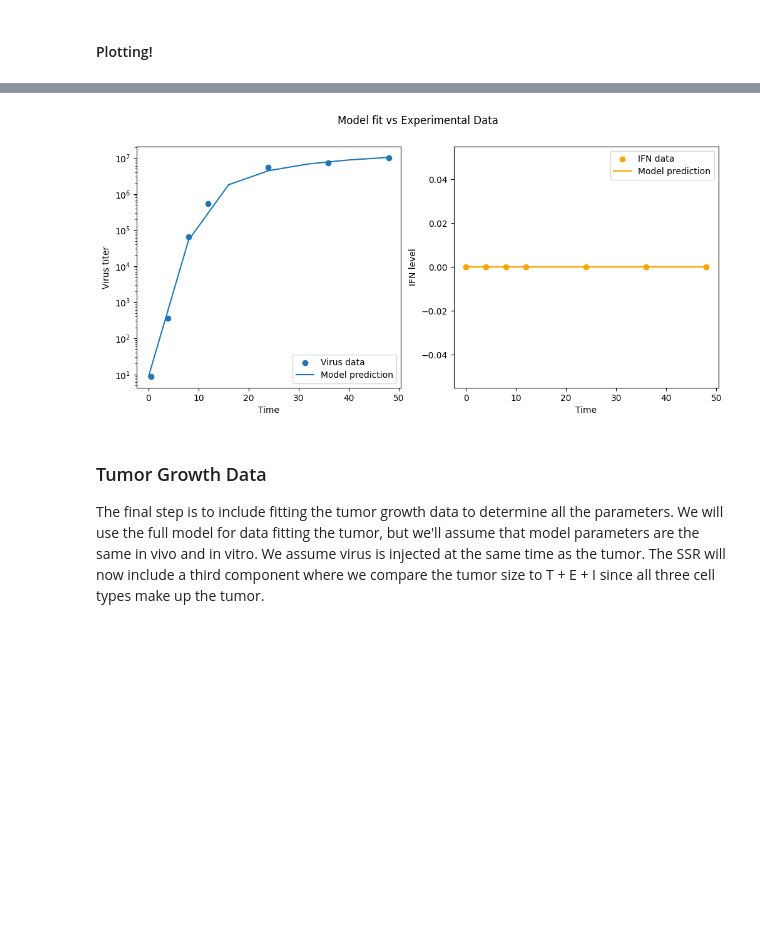
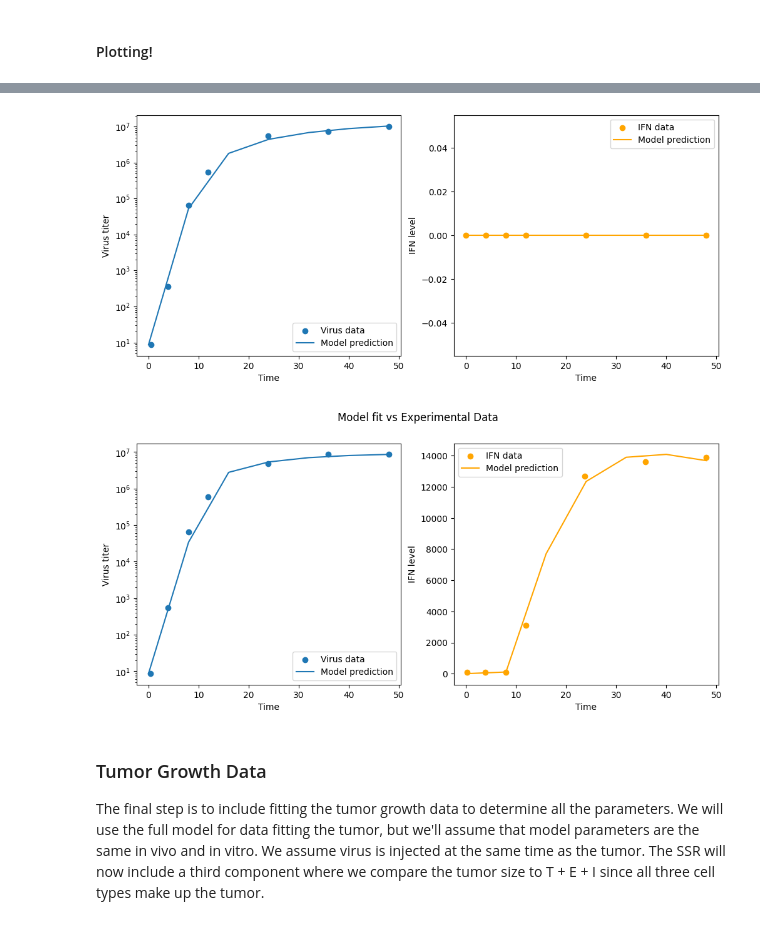
Before and after one commit to ayoayoagboola/oncolytic, a Jupyter notebook: characterization of oncolytic VSV-IFN-γ 1.ipynb, the cells around one changed output, grey strips where cells are left out. Drawn from its saved outputs; the diff is of its cells as text; code cells hidden in the pictures; blank space fills up the shorter version.

```diff
--- a/characterization of oncolytic VSV-IFN-γ 1.ipynb
+++ b/characterization of oncolytic VSV-IFN-γ 1.ipynb
@@ -88,11 +88,11 @@ for T, so you will need to use minimize rather than curve fit to find the best f
 time_data = pbs[:, 0]
 volume_data = pbs[:, 1]
 
-T0 = 38.535654691060245 # initial tumor volume (for now at least)
+T0_v = 22.71879726 # initial tumor volume (for now at least)
 lambda_growth = .1 # placeholder
 
 def exponential_model(t, lambda_growth):
-    return T0 * np.exp(lambda_growth * t)
+    return T0_v * np.exp(lambda_growth * t)
 # %%
 popt, pcov = curve_fit(exponential_model, time_data, volume_data)
 lambda_est = popt
@@ -406,40 +404,80 @@ params_parent, params_IFN
 # %% [output]
 KeyboardInterrupt:
 # %%
-params_parent = [2.91709442e-05, 1.55121261e-04, 3.16419415e-02, 5.10182161e+02,
-        1.57682438e-01, 0.00000000e+00, 6.63966119e+01, 5.58375688e-04]
-params_IFN = [2.54861151e-06, 6.06724276e+01, 7.65379325e-03, 5.29278838e-01,
-        4.10964678e-02, 1.76117391e-03, 1.01022812e-01, 3.92164642e-07]
+# [B, k, d, p, c, n, a, e]
+
+# params_parent = [2.91709442e-05, 1.55121261e-04, 3.16419415e-02, 5.10182161e+02,
+#         1.57682438e-01, 0.00000000e+00, 0.0e+00, 5.58375688e-04]
+# params_IFN = [2.54861151e-06, 6.06724276e+01, 7.65379325e-03, 5.29278838e-01,
+#         4.10964678e-02, 1.76117391e-03, 1.01022812e-01, 3.92164642e-07]
+
+params_parent = [2.92876691e-05, 1.76879302e-04, 3.13239842e-02, 4.45379689e+02,
+        1.56925216e-01, 0, 0, 6.35652962e-05]
+params_IFN = [2.59407030e-06,  3.38281396e+01,  8.20185728e-03,  5.29174316e-01,
+         3.95796099e-02,  1.73922983e-03,  9.81255278e-02, -4.15528441e-06]
 # %% [markdown]
 #### Plotting!
 # %%
+T0 = 1e6
+t_span = (0, 48)
+t_eval = np.linspace(0, 48, 7)
+y0 = [T0, E0, I0, V0, F0]
+
 def simulate_model(y0, params, t_span, t_eval):
     sol = solve_ivp(viral_dynamics, t_span, y0, t_eval=t_eval, args=tuple(params), method="LSODA")
     return sol.t, sol.y.T
 
-# pick condition (parent virus or virus+IFN)
-t_sim = np.linspace(0, max(vsv51_1B[:,0].max(), IFN_2B[:,0].max()), 200)
-t_out, sol = simulate_model(y0, params_parent, t_span, t_eval)
+# pick condtion (parent virus or virus+IFN)
+pt_sim = np.linspace(0, max(vsv51_1B[:,0].max(), vsv51_2B[:,0].max()), 200)
+pt_out, psol = simulate_model(y0, params_parent, t_span, t_eval)
+pt_out, psol = simulate_model(y0, params_parent, t_span, t_eval)
 
-V_pred = sol[:, 3]  # virus
-F_pred = sol[:, 4]  # IFN
+pV_pred = psol[:, 3]  # virus
+pF_pred = psol[:, 4]  # IFN
 
-print(F_pred)
+print(pV_pred, pF_pred)
+
+ft_sim = np.linspace(0, max(vsv51_1B[:,0].max(), vsv51_2B[:,0].max()), 200)
+ft_out, fsol = simulate_model(y0, params_IFN, t_span, t_eval)
+ft_out, fsol = simulate_model(y0, params_IFN, t_span, t_eval)
+
+fV_pred = fsol[:, 3]  # virus
+fF_pred = fsol[:, 4]  # IFN
+
+print(fV_pred, fF_pred)
 
 # plot overlays
 fig, ax = plt.subplots(1, 2, figsize=(12,5))
 
-# virus
-ax[0].scatter(vsv51_1B[:,0], vsv51_1B[:,1], label="Virus data")
-ax[0].plot(t_out, V_pred, label="Model prediction")
+# virus parent
+ax[0].scatter(vsv51_1B[:,0],vsv51_1B[:,1], label="Virus data")
+ax[0].plot(pt_out, pV_pred, label="Model prediction")
 ax[0].set_yscale("log")
 ax[0].set_xlabel("Time")
 ax[0].set_ylabel("Virus titer")
 ax[0].legend()
 
-# IFN
+# IFN parent
 ax[1].scatter(vsv51_2B[:,0], vsv51_2B[:,1], label="IFN data", color="orange")
-ax[1].plot(t_out, F_pred, label="Model prediction", color="orange")
+ax[1].plot(pt_out, pF_pred, label="Model prediction", color="orange")
+ax[1].set_xlabel("Time")
+ax[1].set_ylabel("IFN level")
+ax[1].legend()
+
+# plot overlays
+fig, ax = plt.subplots(1, 2, figsize=(12,5))
+
+# virus IFN
+ax[0].scatter(IFN_1B[:,0],IFN_1B[:,1], label="Virus data")
+ax[0].plot(ft_out, fV_pred, label="Model prediction")
+ax[0].set_yscale("log")
+ax[0].set_xlabel("Time")
+ax[0].set_ylabel("Virus titer")
+ax[0].legend()
+
+# IFN IFN
+ax[1].scatter(IFN_2B[:,0], IFN_2B[:,1], label="IFN data", color="orange")
+ax[1].plot(ft_out, fF_pred, label="Model prediction", color="orange")
 ax[1].set_xlabel("Time")
 ax[1].set_ylabel("IFN level")
 ax[1].legend()
@@ -451,4 +493,5 @@ plt.show()
-[figure, old version]
+[figure, new version]
+[figure, added]
 # %% [markdown]
 ### Tumor Growth Data
 
```
Also changed, not shown: parts of 22 cells of this notebook.
